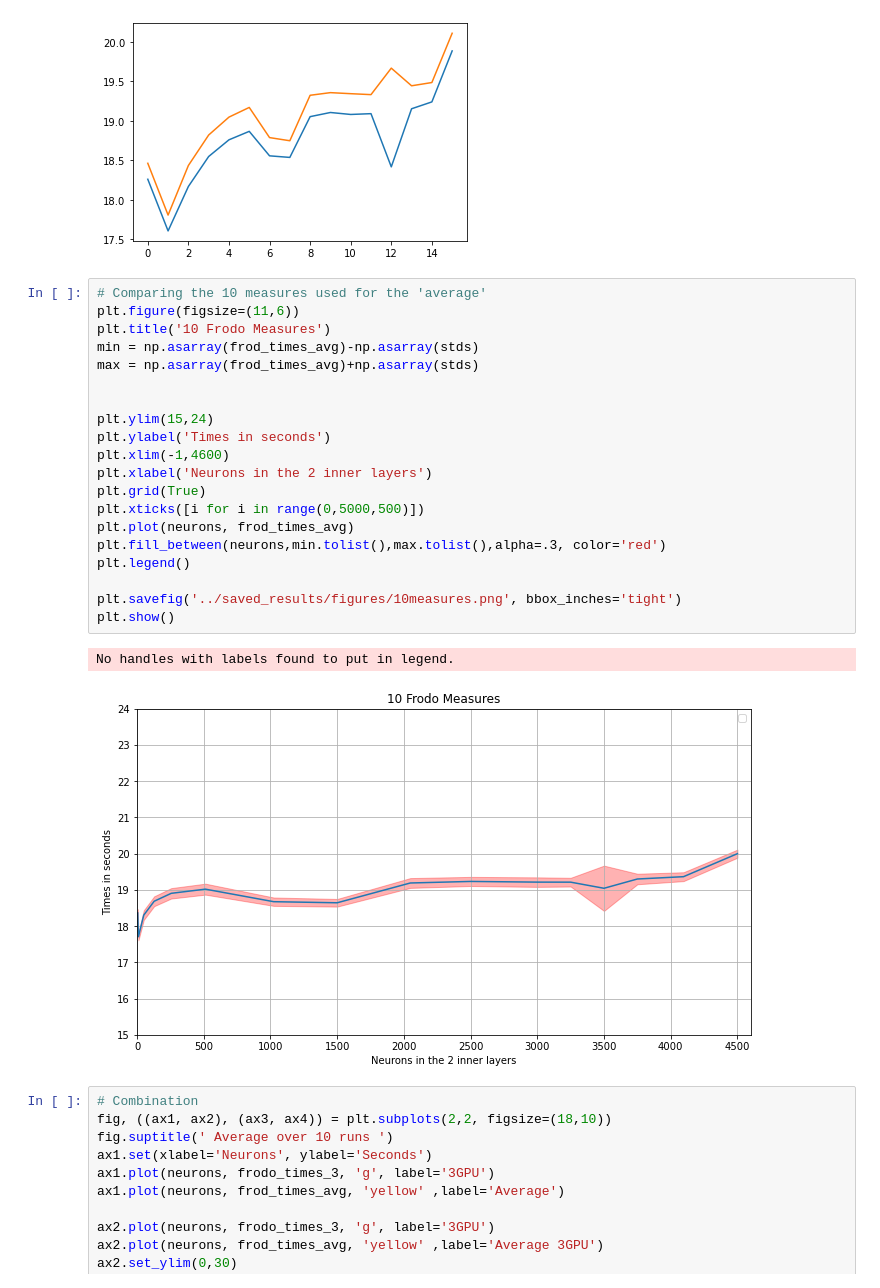
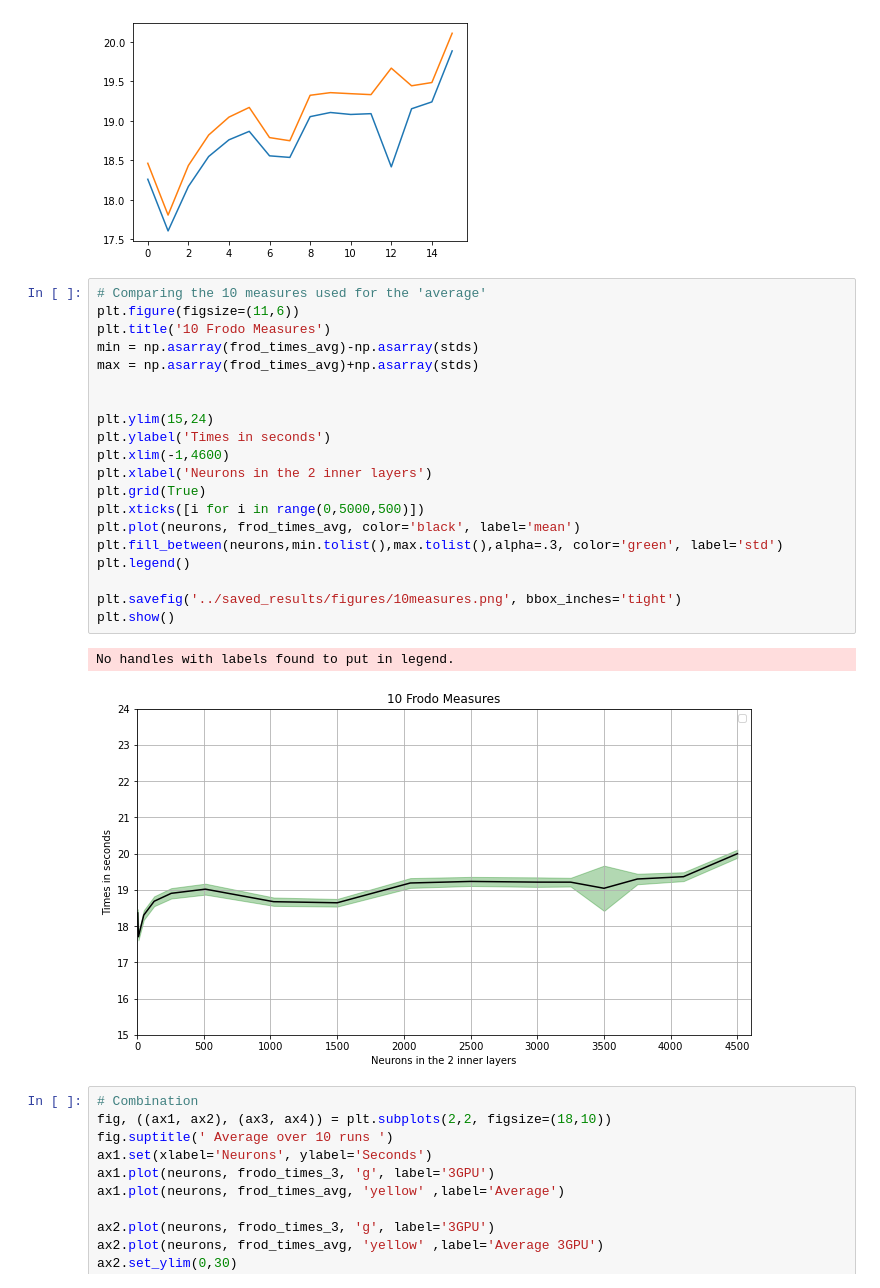
Before and after one commit to toelt-llc/TOELT-tfrabbit, a Jupyter notebook: code/notebooks/plot_results.ipynb, the cells around one changed output. Cells and saved outputs as stored; diff of their text form.

```diff
--- a/code/notebooks/plot_results.ipynb
+++ b/code/notebooks/plot_results.ipynb
@@ -149,26 +149,26 @@ plt.show()
 # %%
 # Comparing the 10 measures used for the 'average'
 plt.figure(figsize=(11,6))
 plt.title('10 Frodo Measures')
 min = np.asarray(frod_times_avg)-np.asarray(stds)
 max = np.asarray(frod_times_avg)+np.asarray(stds)
 
 
 plt.ylim(15,24)
 plt.ylabel('Times in seconds')
 plt.xlim(-1,4600)
 plt.xlabel('Neurons in the 2 inner layers')
 plt.grid(True)
 plt.xticks([i for i in range(0,5000,500)])
-plt.plot(neurons, frod_times_avg)
-plt.fill_between(neurons,min.tolist(),max.tolist(),alpha=.3, color='red')
+plt.plot(neurons, frod_times_avg, color='black', label='mean')
+plt.fill_between(neurons,min.tolist(),max.tolist(),alpha=.3, color='green', label='std')
 plt.legend()
 
 plt.savefig('../saved_results/figures/10measures.png', bbox_inches='tight')
 plt.show()
 # %% [output]
 No handles with labels found to put in legend.
-[figure, old version]
+[figure, new version]
 # %%
 # Combination
 fig, ((ax1, ax2), (ax3, ax4)) = plt.subplots(2,2, figsize=(18,10))
```
Also changed, not shown: 10 other files.
